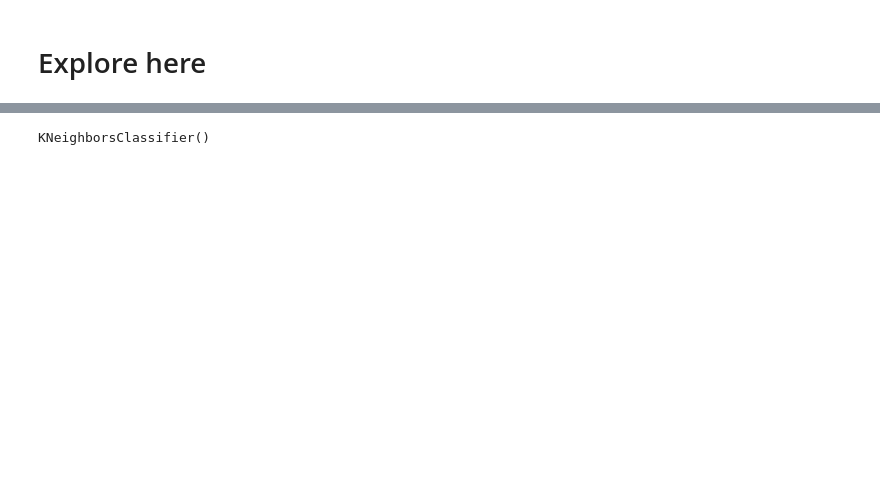
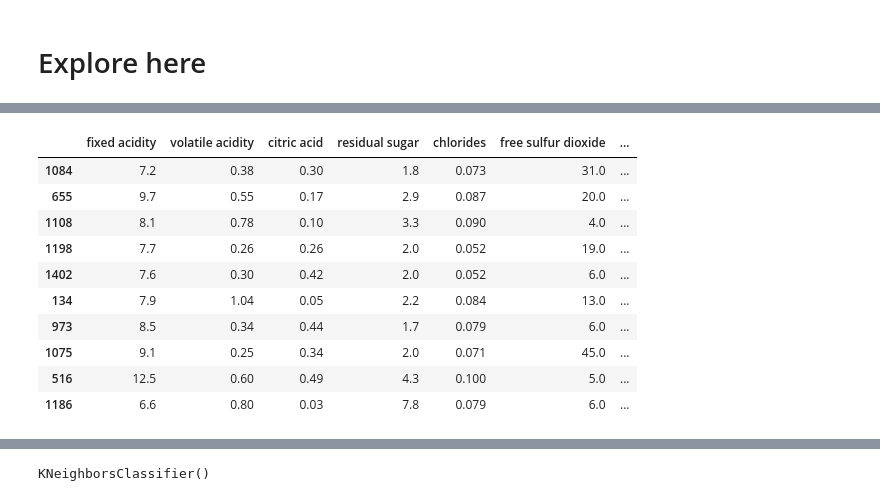
Before and after one commit to emilceinfante/K_Vecinos, a Jupyter notebook: src/explore.ipynb, the cells around one changed output, grey strips where cells are left out. Saved outputs shown, nothing was run; the diff lists cells and outputs as text; code cells hidden in the pictures; blank space fills up the shorter version.

```diff
--- a/src/explore.ipynb
+++ b/src/explore.ipynb
@@ -22,0 +16,22 @@ X_train.head()
+# %%
+import pandas as pd
+import numpy as np
+
+# Cargar dataset
+total_data = pd.read_csv('https://raw.githubusercontent.com/4GeeksAcademy/k-nearest-neighbors-project-tutorial/refs/heads/main/winequality-red.csv', sep=';')
+
+# Definición de condiciones para la columna 'label'
+conditions = [
+    total_data['quality'].isin([3, 4]),
+    total_data['quality'].isin([5, 6]),
+    total_data['quality'].isin([7, 8])
+]
+
+# Valores correspondientes para cada condición
+values = [0, 1, 2]
+
+# Crear la columna 'label' usando np.select
+total_data['label'] = np.select(conditions, values, default=-1)
+
+# Opcional: mostrar primeros registros para verificar
+print(total_data[['quality', 'label']].head(10))
@@ -22,0 +50,15 @@ X_train.head()
+# %%
+total_data.drop(["quality"], axis = 1, inplace = True)
+total_data.sample(10)
+# %% [output]
+|  | fixed acidity | volatile acidity | citric acid | residual sugar | chlorides | free sulfur dioxide | ... |
+| 1084 | 7.2 | 0.38 | 0.30 | 1.8 | 0.073 | 31.0 | ... |
+| 655 | 9.7 | 0.55 | 0.17 | 2.9 | 0.087 | 20.0 | ... |
+| 1108 | 8.1 | 0.78 | 0.10 | 3.3 | 0.090 | 4.0 | ... |
+| 1198 | 7.7 | 0.26 | 0.26 | 2.0 | 0.052 | 19.0 | ... |
+| 1402 | 7.6 | 0.30 | 0.42 | 2.0 | 0.052 | 6.0 | ... |
+| 134 | 7.9 | 1.04 | 0.05 | 2.2 | 0.084 | 13.0 | ... |
+| 973 | 8.5 | 0.34 | 0.44 | 1.7 | 0.079 | 6.0 | ... |
+| 1075 | 9.1 | 0.25 | 0.34 | 2.0 | 0.071 | 45.0 | ... |
+| 516 | 12.5 | 0.60 | 0.49 | 4.3 | 0.100 | 5.0 | ... |
+| 1186 | 6.6 | 0.80 | 0.03 | 7.8 | 0.079 | 6.0 | ... |
```
Also changed, not shown: parts of 9 cells of this notebook, 2 other files.
